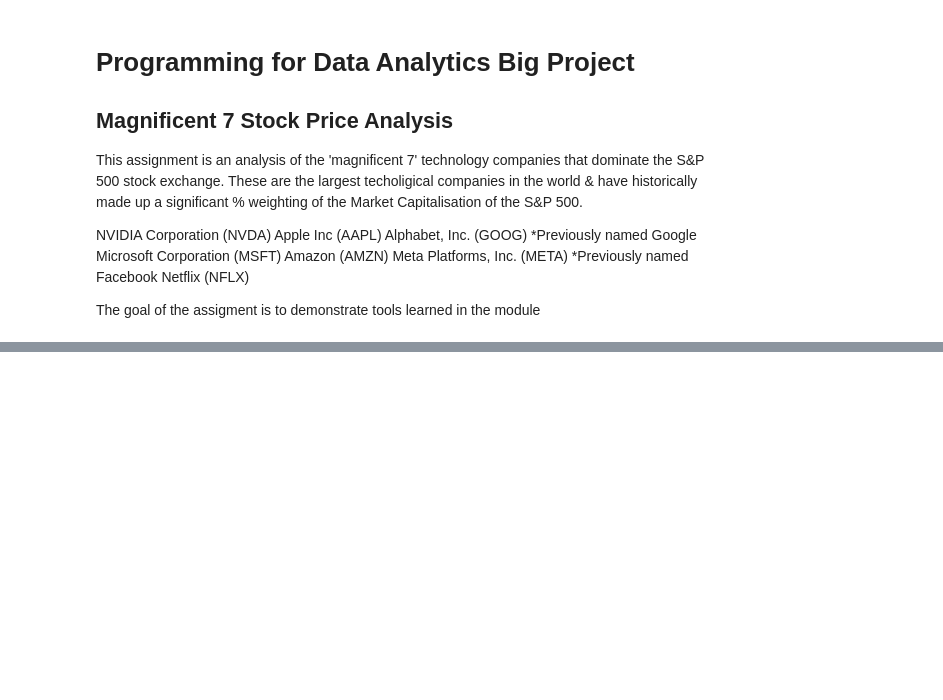
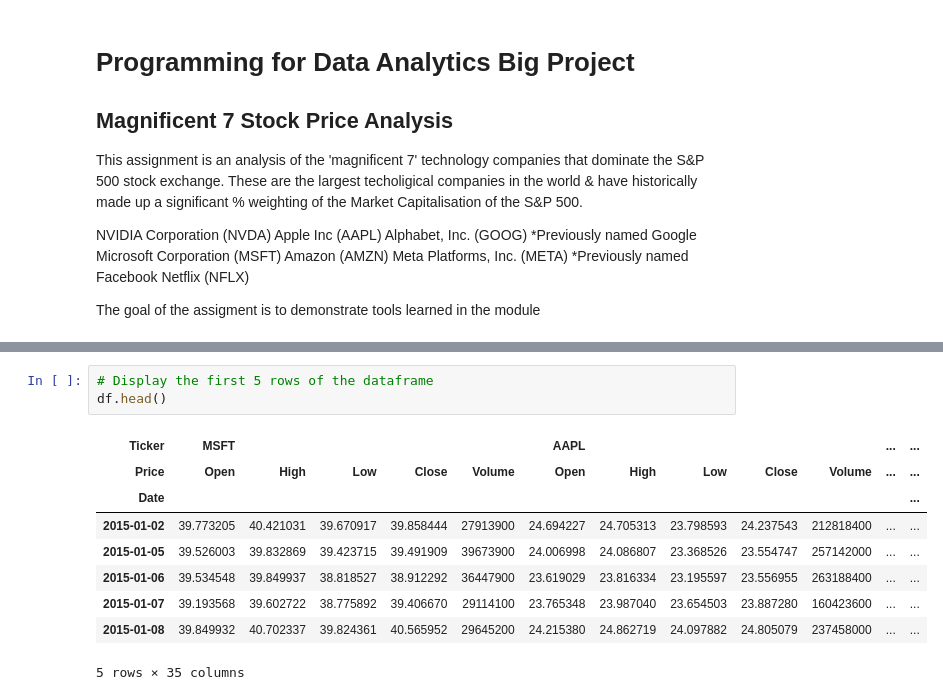
Before and after one commit to Mr-Scarf/programming-for-data-analytics, a Jupyter notebook: project/Project.ipynb, the cells around one changed output, grey strips where cells are left out. Cells and saved outputs as stored; diff of their text form; blank space fills up the shorter version.

```diff
--- a/project/Project.ipynb
+++ b/project/Project.ipynb
@@ -87,0 +118,13 @@ df = get_data()
+# %%
+# Display the first 5 rows of the dataframe
+df.head()
+# %% [output]
+| Ticker | MSFT |  |  |  |  | AAPL |  |  |  |  | ... | ... |
+| Price | Open | High | Low | Close | Volume | Open | High | Low | Close | Volume | ... | ... |
+| Date |  |  |  |  |  |  |  |  |  |  |  | ... |
+| 2015-01-02 | 39.773205 | 40.421031 | 39.670917 | 39.858444 | 27913900 | 24.694227 | 24.705313 | 23.798593 | 24.237543 | 212818400 | ... | ... |
+| 2015-01-05 | 39.526003 | 39.832869 | 39.423715 | 39.491909 | 39673900 | 24.006998 | 24.086807 | 23.368526 | 23.554747 | 257142000 | ... | ... |
+| 2015-01-06 | 39.534548 | 39.849937 | 38.818527 | 38.912292 | 36447900 | 23.619029 | 23.816334 | 23.195597 | 23.556955 | 263188400 | ... | ... |
+| 2015-01-07 | 39.193568 | 39.602722 | 38.775892 | 39.406670 | 29114100 | 23.765348 | 23.987040 | 23.654503 | 23.887280 | 160423600 | ... | ... |
+| 2015-01-08 | 39.849932 | 40.702337 | 39.824361 | 40.565952 | 29645200 | 24.215380 | 24.862719 | 24.097882 | 24.805079 | 237458000 | ... | ... |
+5 rows × 35 columns
```
Also changed, not shown: parts of 8 cells of this notebook, 1 other file.
